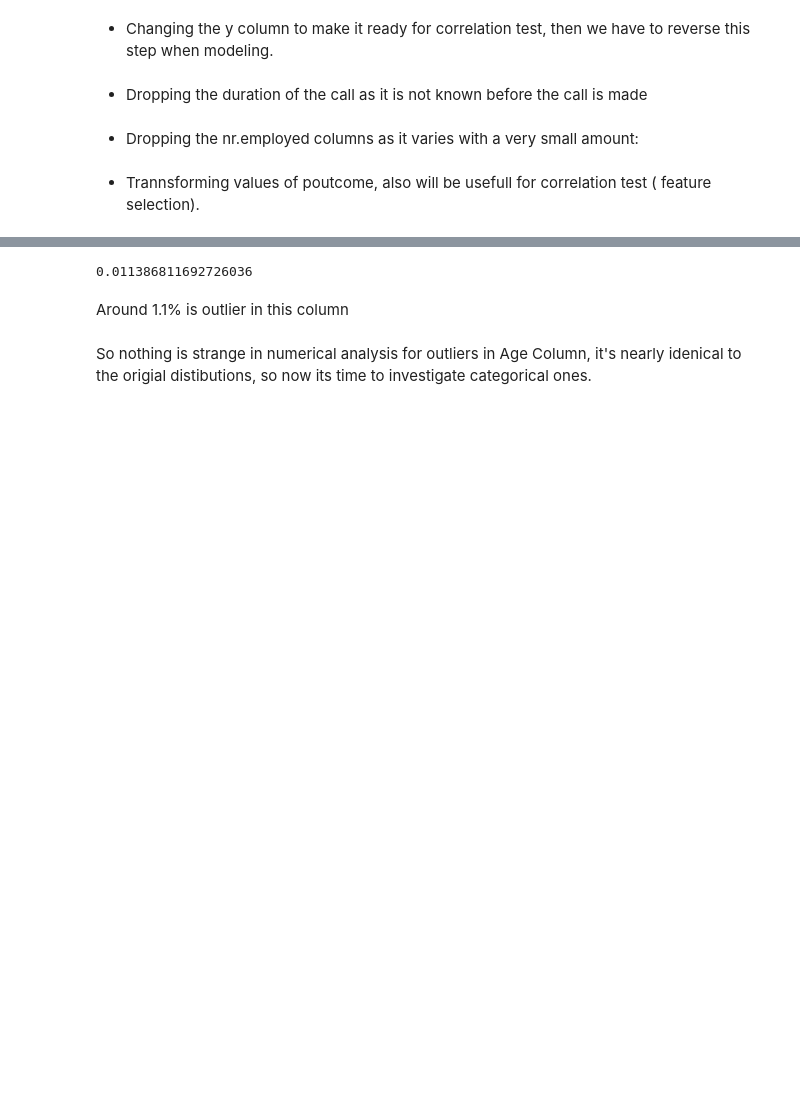
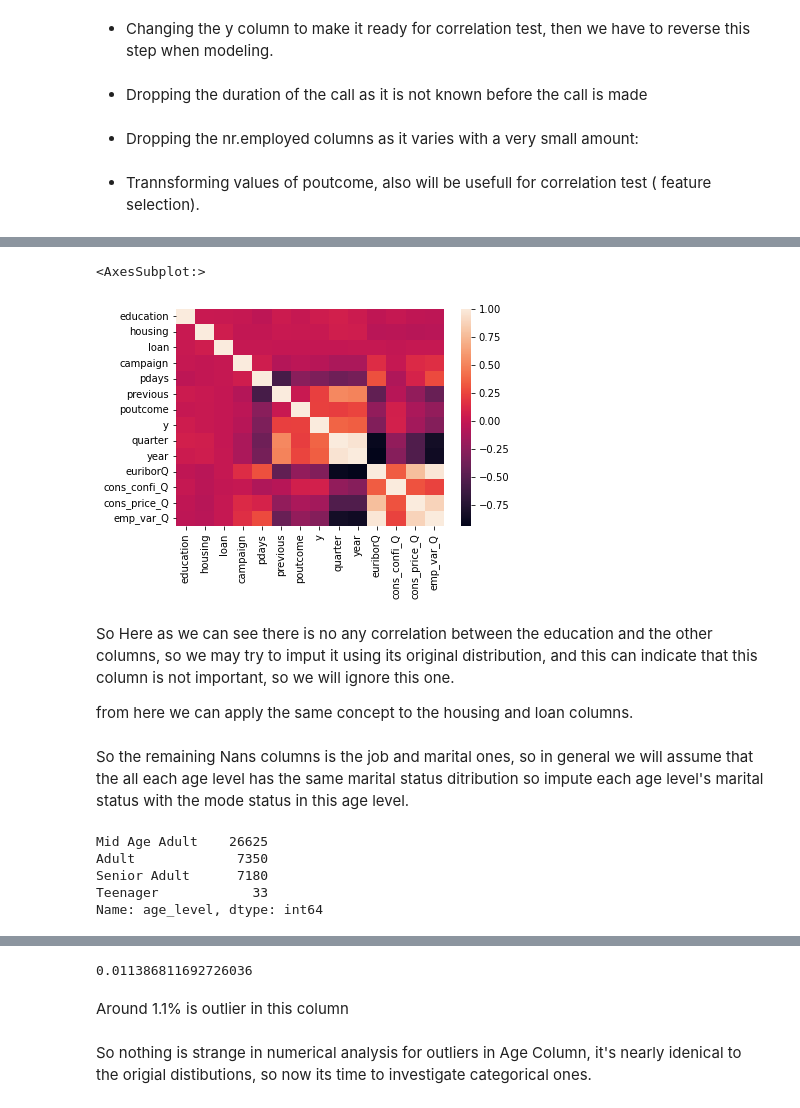
Before and after one commit to TarekMohamed1999/bank_marketing, a Jupyter notebook: preprocessing_tarek.ipynb, the cells around one changed output, grey strips where cells are left out. Saved outputs shown, nothing was run; the diff lists cells and outputs as text; code cells hidden in the pictures; blank space fills up the shorter version.

```diff
--- a/preprocessing_tarek.ipynb
+++ b/preprocessing_tarek.ipynb
@@ -357,0 +488,2 @@ df1.to_csv("master_data.csv", index = False)
+# %%
+p_pout_t_1 = len(df_poutcom[df_poutcom["poutcome"] == 1]) / len(df_poutcom)
@@ -357,0 +565,12 @@ df1.to_csv("master_data.csv", index = False)
+# %%
+df_education = df_imputed[~(df_imputed.education.isna())]
+df_education_nan = df_imputed[(df_imputed.education.isna())]
+total_correlation = df_education.corr()
+sns.heatmap(total_correlation)
+# %% [output]
+<AxesSubplot:>
+[figure, added]
+# %% [markdown]
+So Here as we can see there is no any correlation between the education and the other columns, so we may try to imput it using its original distribution, and this can indicate that this column is not important, so we will ignore this one.
+
+from here we can apply the same concept to the housing and loan columns.
@@ -357,0 +579,2 @@ df1.to_csv("master_data.csv", index = False)
+# %% [markdown]
+So the remaining Nans columns is the job and marital ones, so in general we will assume that the all each age level has the same marital status ditribution so impute each age level's marital status with the mode status in this age level.
@@ -357,0 +583,8 @@ df1.to_csv("master_data.csv", index = False)
+# %%
+df_imputed.age_level.value_counts()
+# %% [output]
+Mid Age Adult    26625
+Adult             7350
+Senior Adult      7180
+Teenager            33
+Name: age_level, dtype: int64
```
Also changed, not shown: parts of 73 cells of this notebook.
